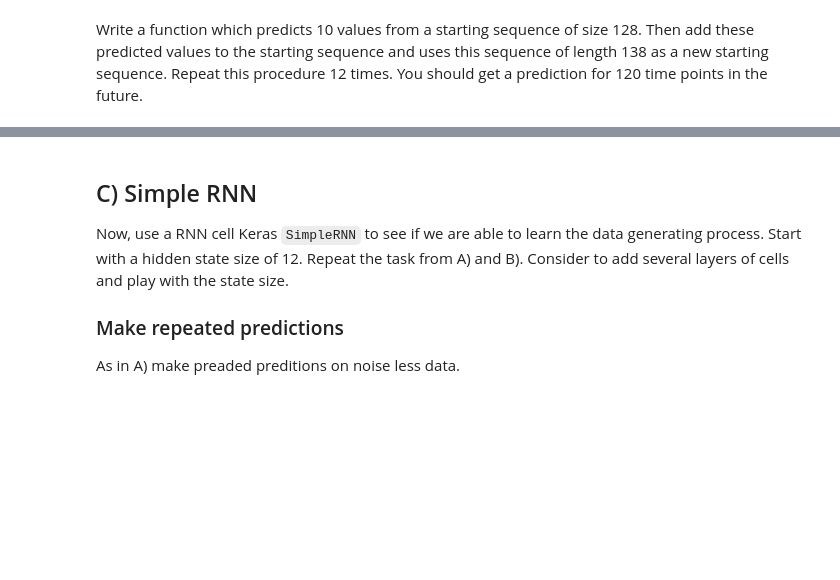
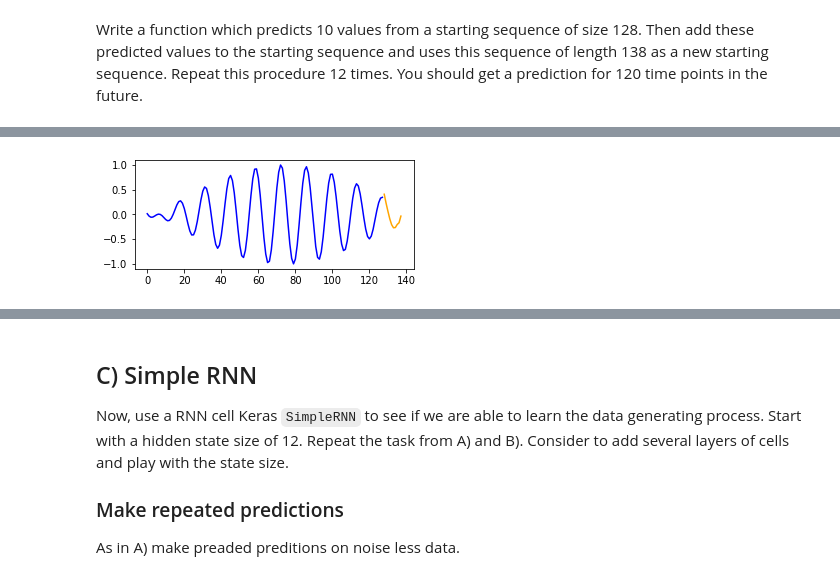
Before and after one commit to ExLeonem/DL-WS1920, a Jupyter notebook: notebooks/AB_3_1.ipynb, the cells around one changed output, grey strips where cells are left out. Cells and saved outputs as stored; diff of their text form; code cells hidden in the pictures; blank space fills up the shorter version.

```diff
--- a/notebooks/AB_3_1.ipynb
+++ b/notebooks/AB_3_1.ipynb
@@ -333,4 +406,9 @@ Epoch 10/10
 <keras.callbacks.callbacks.History at 0x...>
+# %%
+(samples, updated_data) = extend(x_test, TIMES_UPDATE_ITSELF, model = model_r4)
+plot_cnn(x_test, samples)
+# %% [output]
+[figure, added]
 # %%
 model_r8 = network(8)
 # %% [output]
```
Also changed, not shown: parts of 33 cells of this notebook, 1 other file.
